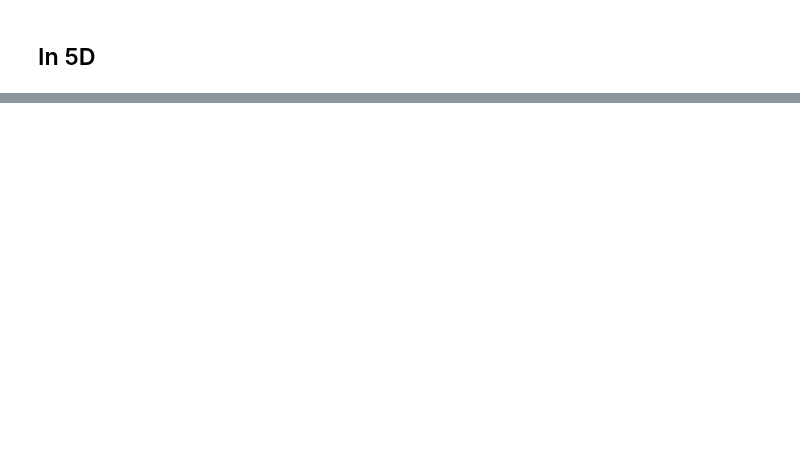
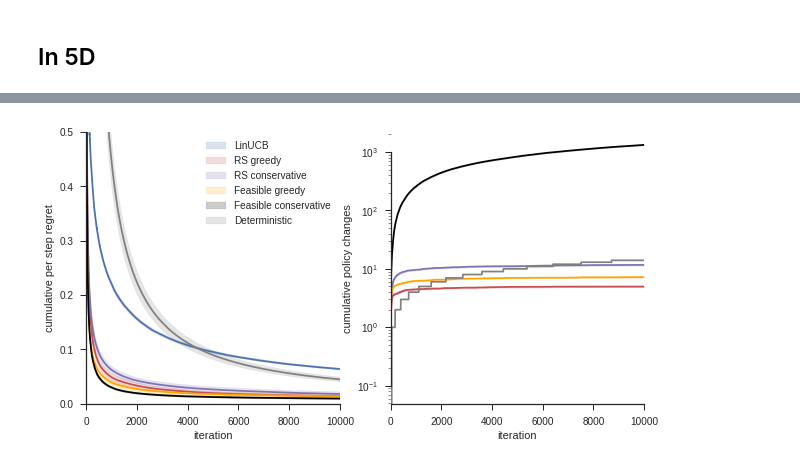
Before and after one commit to benlansdell/conservativerdd, a Jupyter notebook: compare_methods_maxcon_vs_feasible.ipynb, the cells around one changed output, grey strips where cells are left out. Saved outputs shown, nothing was run; the diff lists cells and outputs as text; code cells hidden in the pictures; blank space fills up the shorter version.

```diff
--- a/compare_methods_maxcon_vs_feasible.ipynb
+++ b/compare_methods_maxcon_vs_feasible.ipynb
@@ -211,0 +261,35 @@ plt.savefig('./figs/compare_methods_maxcon_feasible.pdf')
+# %%
+#Plot all on same axis
+fig, axes = plt.subplots(1,2,figsize=(10,5))
+sns.tsplot(smooth(np.divide(np.cumsum(regret_ucb, axis = 1), np.arange(N)), box_pts = 1), color='C0', ax = axes[0])
+sns.tsplot(smooth(np.divide(np.cumsum(regret_maxthrconsgre, axis = 1), np.arange(N)), box_pts = 1), color='C2', ax = axes[0])
+sns.tsplot(smooth(np.divide(np.cumsum(regret_maxthrcons, axis = 1), np.arange(N)), box_pts = 1), color='C3', ax = axes[0])
+sns.tsplot(smooth(np.divide(np.cumsum(regret_thr, axis = 1), np.arange(N)), box_pts = 1), color='orange', ax = axes[0])
+sns.tsplot(smooth(np.divide(np.cumsum(regret_thrcons, axis = 1), np.arange(N)), box_pts = 1), color='black', ax = axes[0])
+
+sns.tsplot(smooth(np.divide(np.cumsum(regret_detthr, axis = 1), np.arange(N)), box_pts = 1), color='grey', ax = axes[0])
+
+axes[0].set_ylim([0, 0.5])
+axes[0].set_xlim([0, 10000])
+axes[0].set_xlabel('iteration')
+axes[0].set_ylabel('cumulative per step regret')
+axes[0].legend(['LinUCB', 'RS greedy', 'RS conservative', 'Feasible greedy', 'Feasible conservative', 'Deterministic'])
+
+#Plot number of policy changes. By definition both greedy and LinUCB are linear
+sns.tsplot(np.cumsum(update_pol_maxthrconsgre, axis = 1), color = 'C2', ax = axes[1])
+sns.tsplot(np.cumsum(update_pol_maxthrcons, axis = 1), color = 'C3', ax = axes[1])
+sns.tsplot(np.cumsum(update_pol_thr, axis = 1), color = 'orange', ax = axes[1])
+sns.tsplot(np.cumsum(update_pol_thrcons, axis = 1), color = 'black', ax = axes[1])
+
+sns.tsplot(np.cumsum(update_pol_detthr, axis = 1), color = 'grey', ax = axes[1])
+
+axes[1].set_xlim([0, 10000])
+axes[1].set_xlabel('iteration')
+axes[1].set_ylabel('cumulative policy changes')
+axes[1].set_yscale('log')
+
+sns.despine(trim = True)
+
+plt.savefig('./figs/compare_methods_deterministic.pdf')
+# %% [output]
+[figure, added]
```
Also changed, not shown: parts of 7 cells of this notebook, 4 other files.
